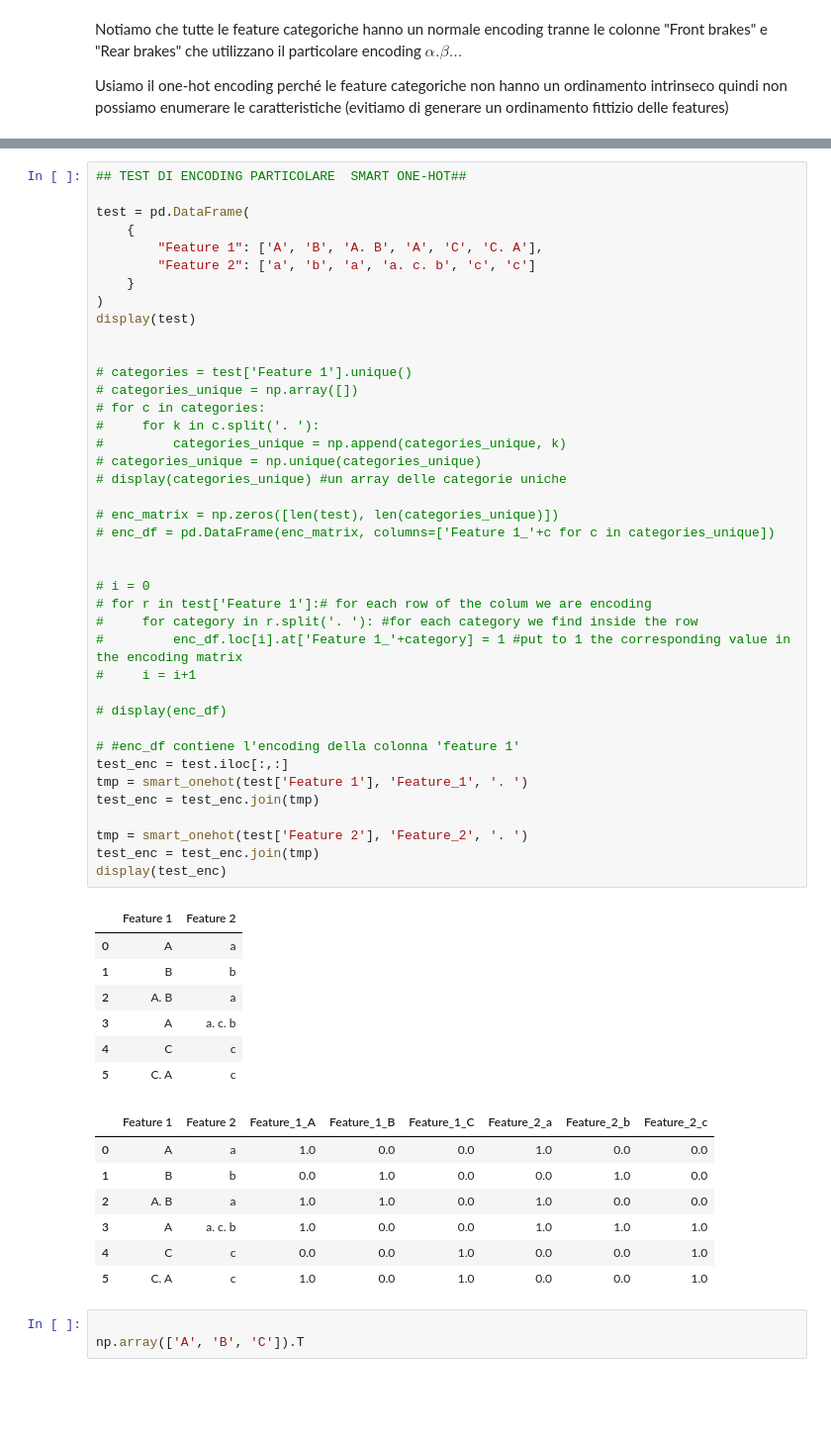
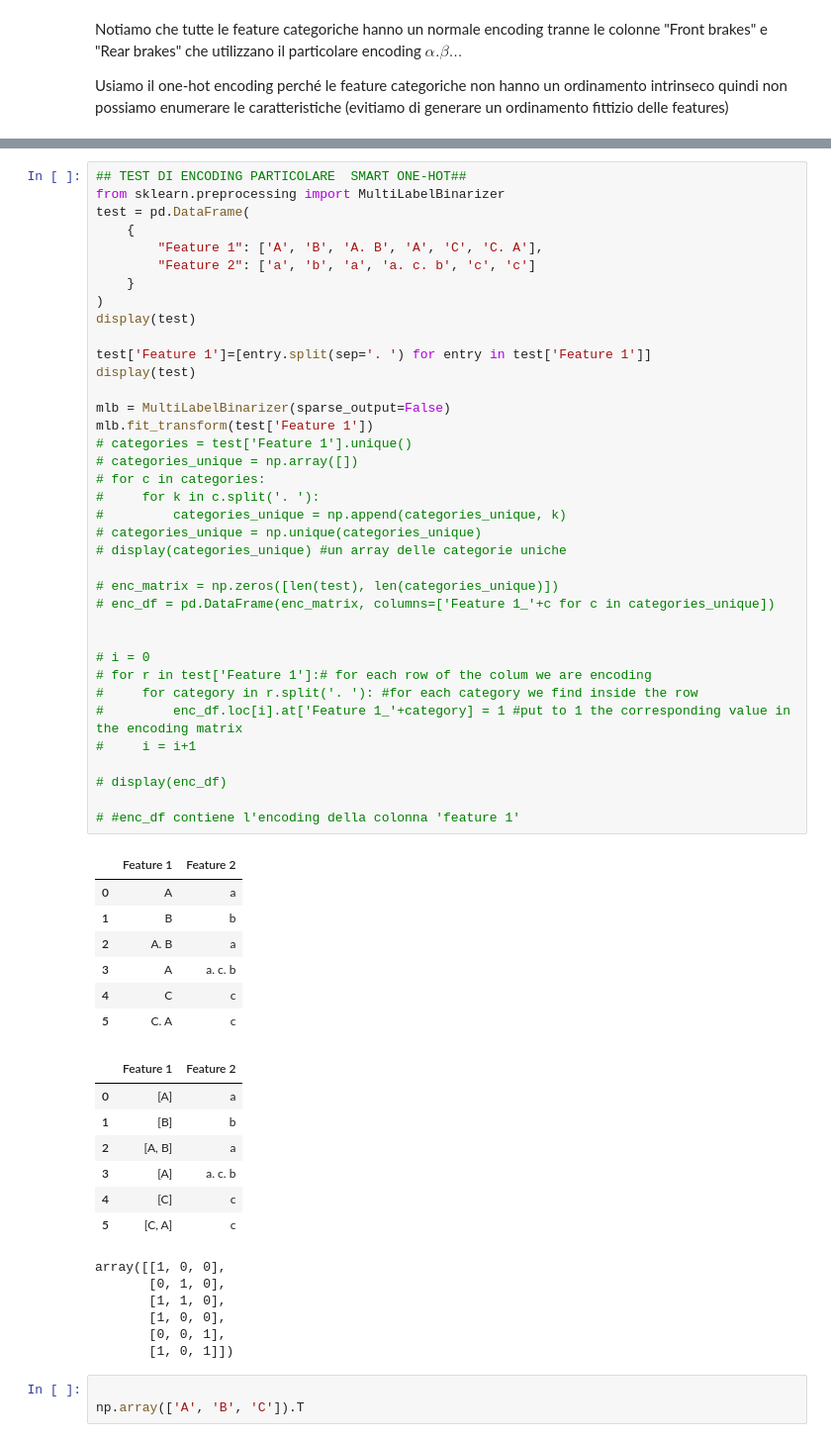
Before and after one commit to giulionenna/GrassiNenna_HWpca, a Jupyter notebook: GrassiNenna_HWpca.ipynb, the cells around one changed output, grey strips where cells are left out. Shown: that part at 99% size. Drawn from its saved outputs; the diff is of its cells as text; blank space fills up the shorter version.

```diff
--- a/GrassiNenna_HWpca.ipynb
+++ b/GrassiNenna_HWpca.ipynb
@@ -252,7 +284,7 @@ Rear suspension                        other
 Name: 2958, dtype: object
 # %%
 ## TEST DI ENCODING PARTICOLARE  SMART ONE-HOT##
-
+from sklearn.preprocessing import MultiLabelBinarizer
 test = pd.DataFrame(
     {
         "Feature 1": ['A', 'B', 'A. B', 'A', 'C', 'C. A'],
@@ -261,50 +293,53 @@ test = pd.DataFrame(
 )
 display(test)
 
+test['Feature 1']=[entry.split(sep='. ') for entry in test['Feature 1']]
+display(test)
 
+mlb = MultiLabelBinarizer(sparse_output=False)
+mlb.fit_transform(test['Feature 1'])
 # categories = test['Feature 1'].unique()
 # categories_unique = np.array([])
 # for c in categories:
 #     for k in c.split('. '):
 #         categories_unique = np.append(categories_unique, k)
 # categories_unique = np.unique(categories_unique)
 # display(categories_unique) #un array delle categorie uniche
 
 # enc_matrix = np.zeros([len(test), len(categories_unique)])
 # enc_df = pd.DataFrame(enc_matrix, columns=['Feature 1_'+c for c in categories_unique])
 
 
 # i = 0
 # for r in test['Feature 1']:# for each row of the colum we are encoding
 #     for category in r.split('. '): #for each category we find inside the row
 #         enc_df.loc[i].at['Feature 1_'+category] = 1 #put to 1 the corresponding value in the encoding matrix
 #     i = i+1
 
 # display(enc_df)
 
 # #enc_df contiene l'encoding della colonna 'feature 1'
-test_enc = test.iloc[:,:]
-tmp = smart_onehot(test['Feature 1'], 'Feature_1', '. ')
-test_enc = test_enc.join(tmp)
-
-tmp = smart_onehot(test['Feature 2'], 'Feature_2', '. ')
-test_enc = test_enc.join(tmp)
-display(test_enc)
 # %% [output]
 |  | Feature 1 | Feature 2 |
 | 0 | A | a |
 | 1 | B | b |
 | 2 | A. B | a |
 | 3 | A | a. c. b |
 | 4 | C | c |
 | 5 | C. A | c |
-|  | Feature 1 | Feature 2 | Feature_1_A | Feature_1_B | Feature_1_C | Feature_2_a | Feature_2_b | Feature_2_c |
-| 0 | A | a | 1.0 | 0.0 | 0.0 | 1.0 | 0.0 | 0.0 |
-| 1 | B | b | 0.0 | 1.0 | 0.0 | 0.0 | 1.0 | 0.0 |
-| 2 | A. B | a | 1.0 | 1.0 | 0.0 | 1.0 | 0.0 | 0.0 |
-| 3 | A | a. c. b | 1.0 | 0.0 | 0.0 | 1.0 | 1.0 | 1.0 |
-| 4 | C | c | 0.0 | 0.0 | 1.0 | 0.0 | 0.0 | 1.0 |
-| 5 | C. A | c | 1.0 | 0.0 | 1.0 | 0.0 | 0.0 | 1.0 |
+|  | Feature 1 | Feature 2 |
+| 0 | [A] | a |
+| 1 | [B] | b |
+| 2 | [A, B] | a |
+| 3 | [A] | a. c. b |
+| 4 | [C] | c |
+| 5 | [C, A] | c |
+array([[1, 0, 0],
+       [0, 1, 0],
+       [1, 1, 0],
+       [1, 0, 0],
+       [0, 0, 1],
+       [1, 0, 1]])
 # %%
 
 np.array(['A', 'B', 'C']).T
```
Also changed, not shown: parts of 7 cells of this notebook.
